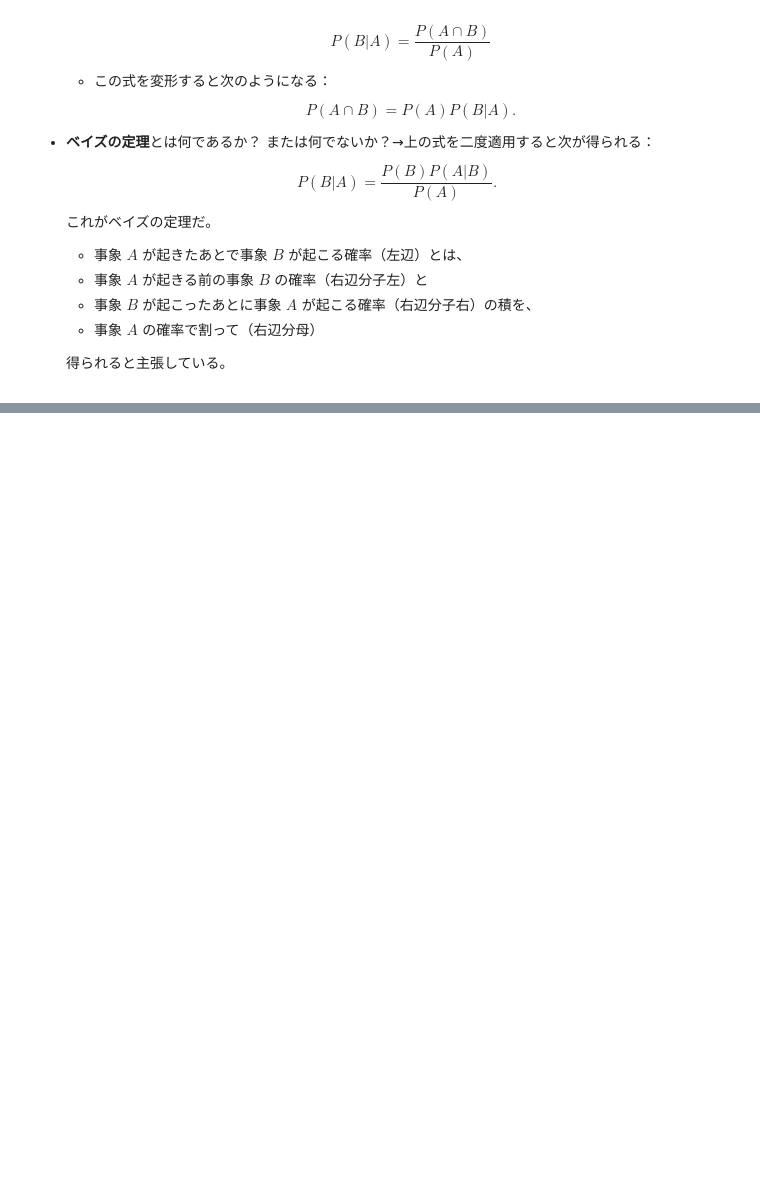
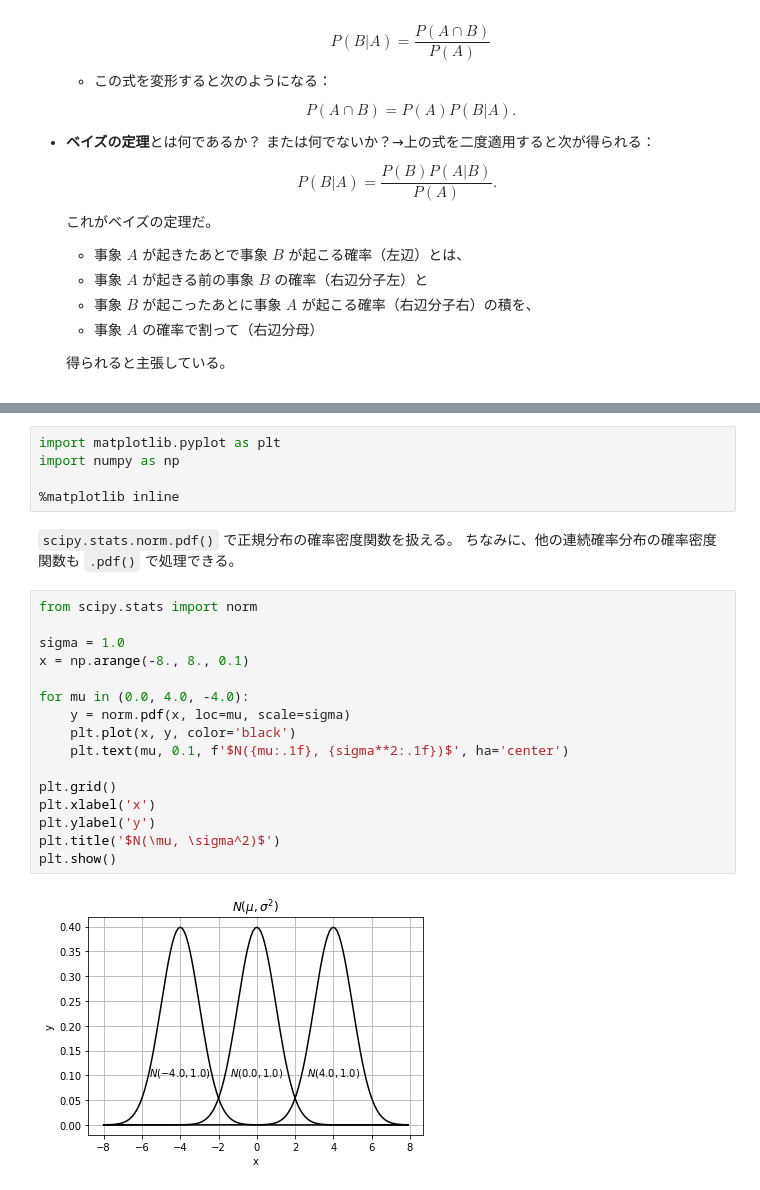
Before and after one commit to showa-yojyo/jupyter-notebooks, a Jupyter notebook: yamanouchi18/yamanouchi18-chapter4.ipynb, the cells around one changed output, grey strips where cells are left out. Drawn from its saved outputs; the diff is of its cells as text; blank space fills up the shorter version.

```diff
--- a/yamanouchi18/yamanouchi18-chapter4.ipynb
+++ b/yamanouchi18/yamanouchi18-chapter4.ipynb
@@ -41,0 +137,26 @@
+# %%
+import matplotlib.pyplot as plt
+import numpy as np
+
+%matplotlib inline
+# %% [markdown]
+`scipy.stats.norm.pdf()` で正規分布の確率密度関数を扱える。
+ちなみに、他の連続確率分布の確率密度関数も `.pdf()` で処理できる。
+# %%
+from scipy.stats import norm
+
+sigma = 1.0
+x = np.arange(-8., 8., 0.1)
+
+for mu in (0.0, 4.0, -4.0):
+    y = norm.pdf(x, loc=mu, scale=sigma)
+    plt.plot(x, y, color='black')
+    plt.text(mu, 0.1, f'$N({mu:.1f}, {sigma**2:.1f})$', ha='center')
+
+plt.grid()
+plt.xlabel('x')
+plt.ylabel('y')
+plt.title('$N(\mu, \sigma^2)$')
+plt.show()
+# %% [output]
+[figure, added]
```
Also changed, not shown: parts of 4 cells of this notebook.
